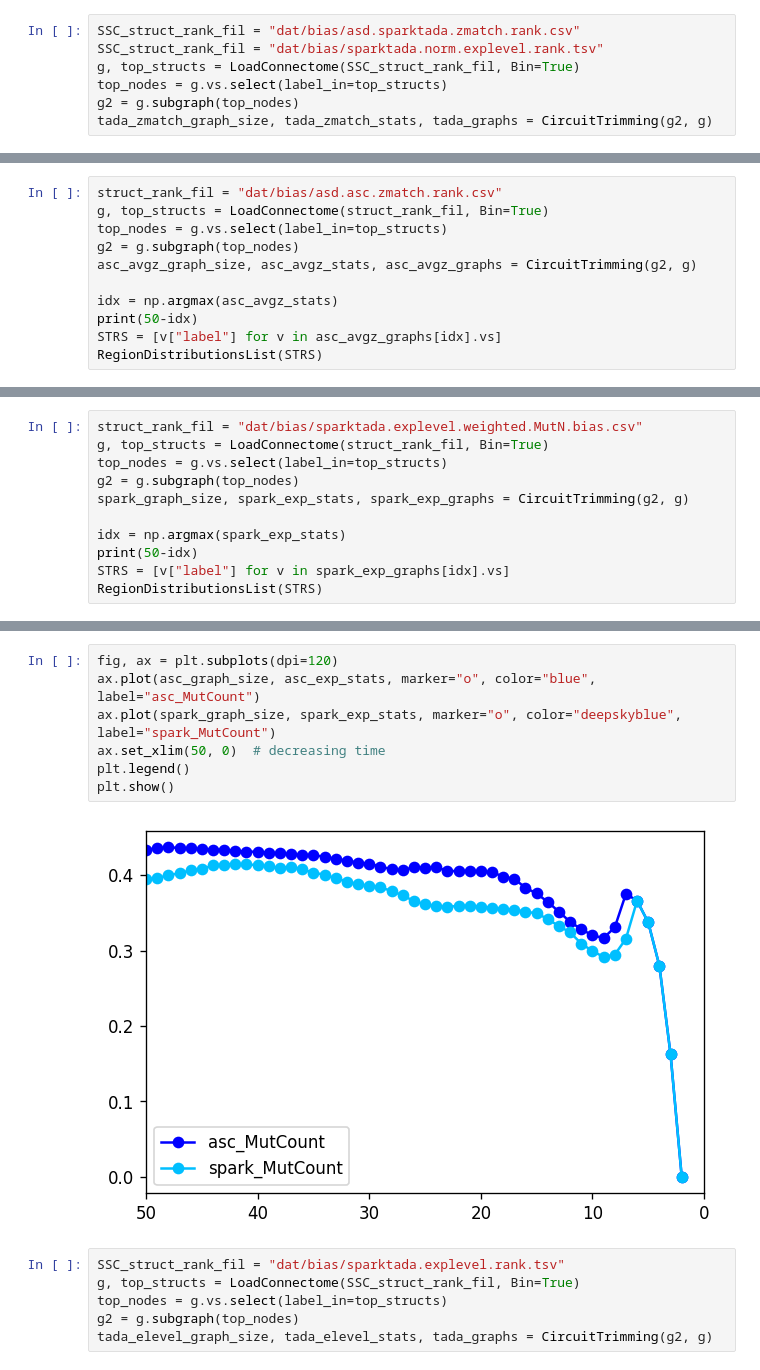
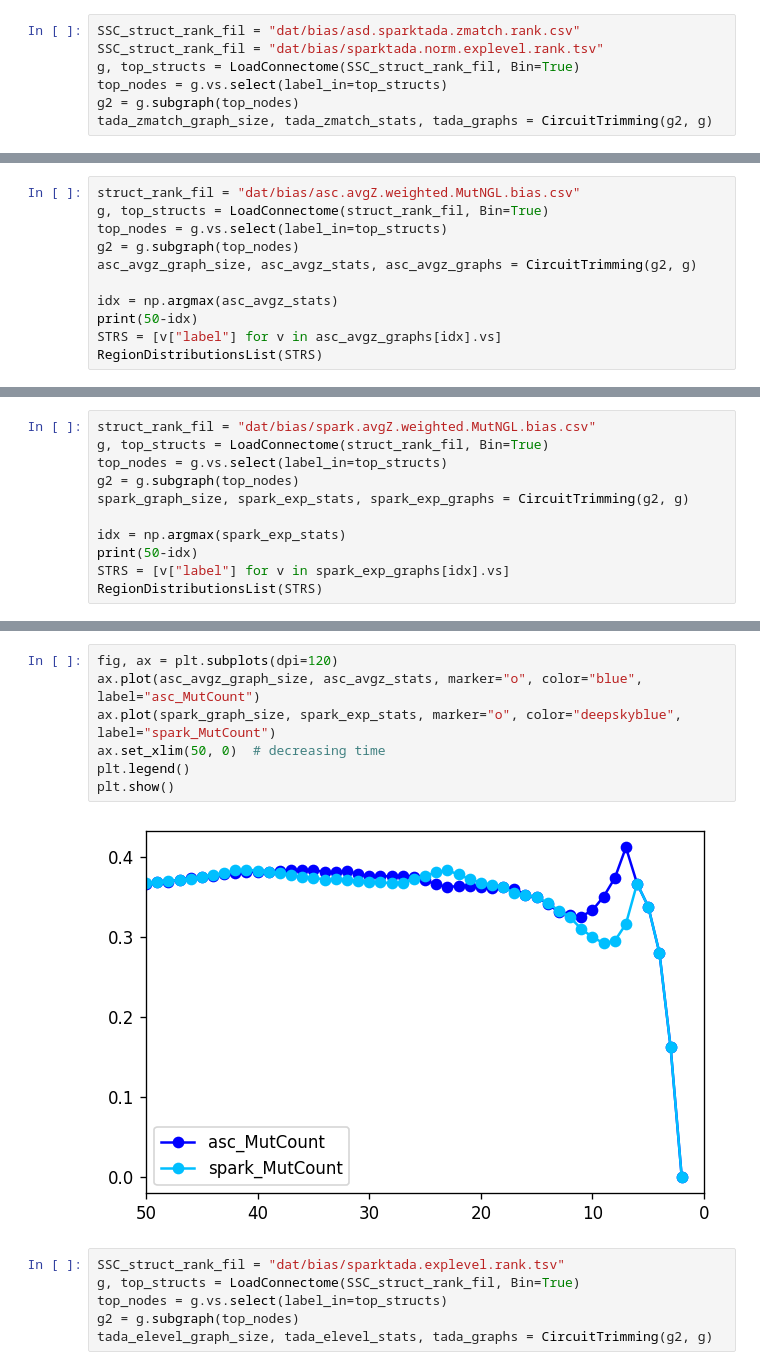
Before and after one commit to explorerwjy/ASD_Circuits, a Jupyter notebook: src/Trimming.ipynb, the cells around one changed output, grey strips where cells are left out. Cells and saved outputs as stored; diff of their text form.

Commit message:
mut count v2

```diff
--- a/src/Trimming.ipynb
+++ b/src/Trimming.ipynb
@@ -47,7 +44,7 @@ Cortical_subplate        2       Claustrum; Endopiriform_nucleus_dorsal_part
 Isocortex        25      Anterior_cingulate_area_dorsal_part; Anterior_cingulate_area_ventral_part; Agranular_insular_area_posterior_part; Frontal_pole_cerebral_cortex; Infralimbic_area; Primary_motor ...
 Thalamus         4       Lateral_posterior_nucleus_of_the_thalamus; Mediodorsal_nucleus_of_thalamus; Nucleus_of_reuniens; Rhomboid_nucleus
 # %%
-struct_rank_fil = "dat/bias/asd.asc.zmatch.rank.csv"
+struct_rank_fil = "dat/bias/asc.avgZ.weighted.MutNGL.bias.csv"
 g, top_structs = LoadConnectome(struct_rank_fil, Bin=True)
 top_nodes = g.vs.select(label_in=top_structs)
 g2 = g.subgraph(top_nodes)
@@ -69,5 +62,5 @@ Thalamus         5       Lateral_dorsal_nucleus_of_thalamus; Lateral_posterior_n
 # %%
-struct_rank_fil = "dat/bias/sparktada.explevel.weighted.MutN.bias.csv"
+struct_rank_fil = "dat/bias/spark.avgZ.weighted.MutNGL.bias.csv"
 g, top_structs = LoadConnectome(struct_rank_fil, Bin=True)
 top_nodes = g.vs.select(label_in=top_structs)
 g2 = g.subgraph(top_nodes)
@@ -89,12 +83,12 @@ Thalamus         1       Lateral_posterior_nucleus_of_the_thalamus
 # %%
 fig, ax = plt.subplots(dpi=120)
-ax.plot(asc_graph_size, asc_exp_stats, marker="o", color="blue", label="asc_MutCount")
+ax.plot(asc_avgz_graph_size, asc_avgz_stats, marker="o", color="blue", label="asc_MutCount")
 ax.plot(spark_graph_size, spark_exp_stats, marker="o", color="deepskyblue", label="spark_MutCount")
 ax.set_xlim(50, 0)  # decreasing time
 plt.legend()
 plt.show()
 # %% [output]
-[figure, old version]
+[figure, new version]
 # %%
 SSC_struct_rank_fil = "dat/bias/sparktada.explevel.rank.tsv"
 g, top_structs = LoadConnectome(SSC_struct_rank_fil, Bin=True)
```
Also changed, not shown: parts of 3 cells of this notebook, 3 other files.
